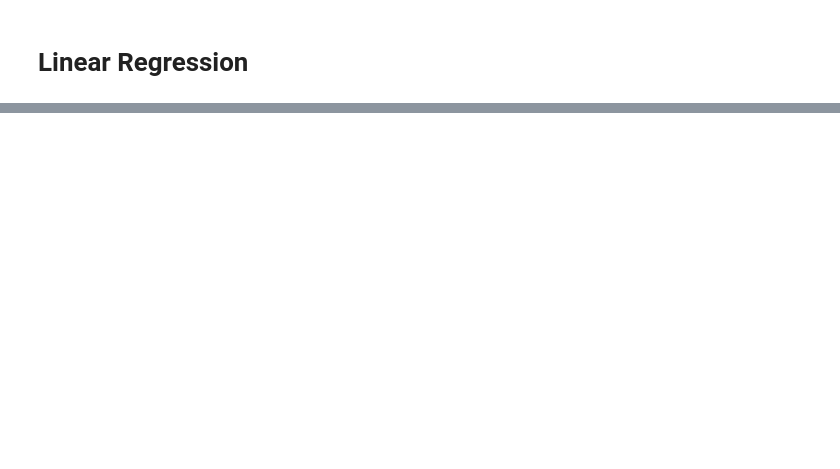
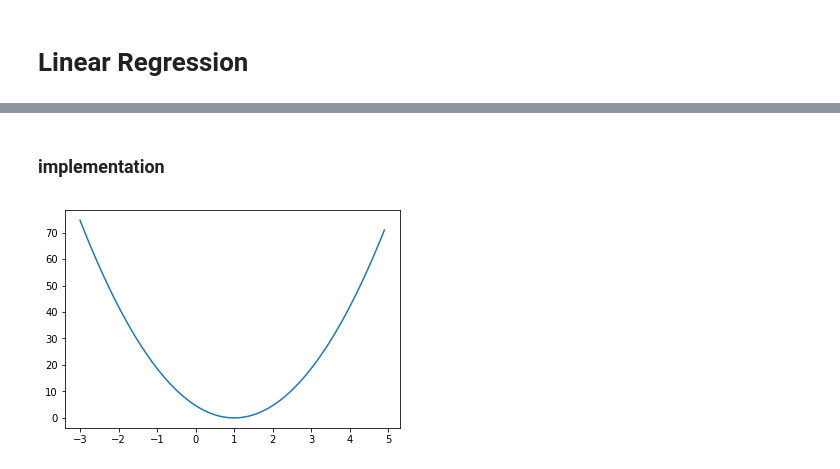
Before and after one commit to sungmkim93/MachineLearning, a Jupyter notebook: LinearRegression.ipynb, the cells around one changed output, grey strips where cells are left out. Cells and saved outputs as stored; diff of their text form; code cells hidden in the pictures; blank space fills up the shorter version.

Commit message:
Update LinearRegression

```diff
--- a/LinearRegression.ipynb
+++ b/LinearRegression.ipynb
@@ -46,0 +271,37 @@ h(x) = θ1x + θ0
+# %% [markdown]
+### implementation
+# %%
+# Lab 3 Minimizing Cost
+import tensorflow as tf
+import matplotlib.pyplot as plt
+tf.set_random_seed(777)  # for reproducibility
+
+X = [1, 2, 3]
+Y = [1, 2, 3]
+
+W = tf.placeholder(tf.float32)
+
+# Our hypothesis for linear model X * W
+hypothesis = X * W
+
+# cost/loss function
+cost = tf.reduce_mean(tf.square(hypothesis - Y))
+
+# Launch the graph in a session.
+sess = tf.Session()
+
+# Variables for plotting cost function
+W_history = []
+cost_history = []
+
+for i in range(-30, 50):
+    curr_W = i * 0.1
+    curr_cost = sess.run(cost, feed_dict={W: curr_W})
+    W_history.append(curr_W)
+    cost_history.append(curr_cost)
+
+# Show the cost function
+plt.plot(W_history, cost_history)
+plt.show()
+# %% [output]
+[figure, added]
```
Also changed, not shown: parts of 16 cells of this notebook, 15 other files.
